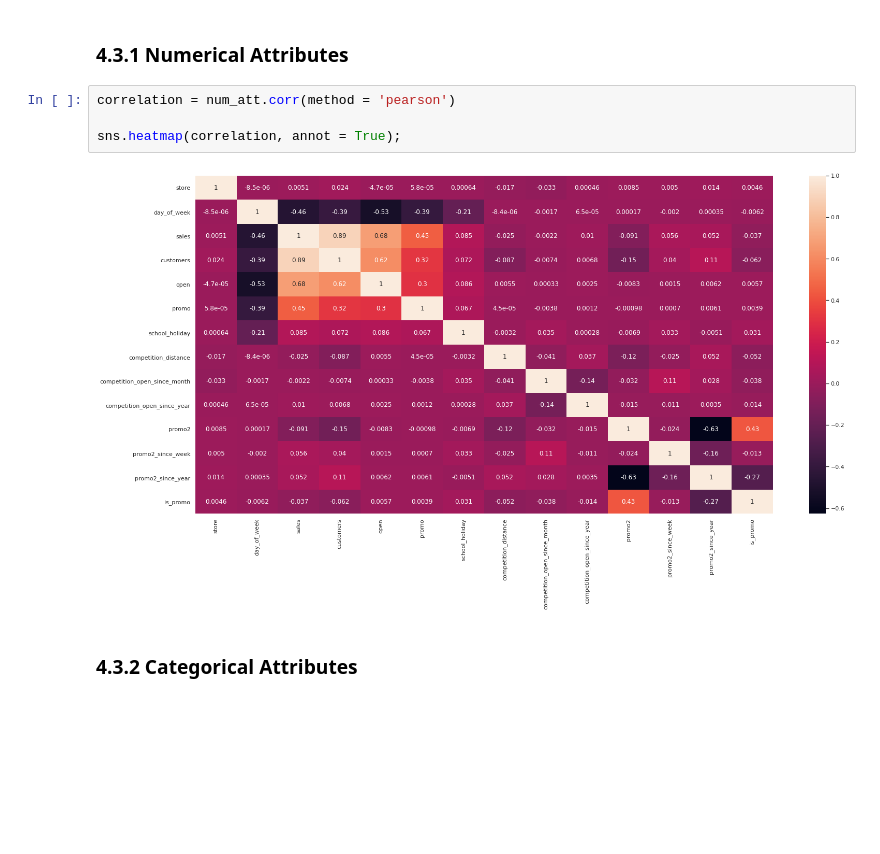
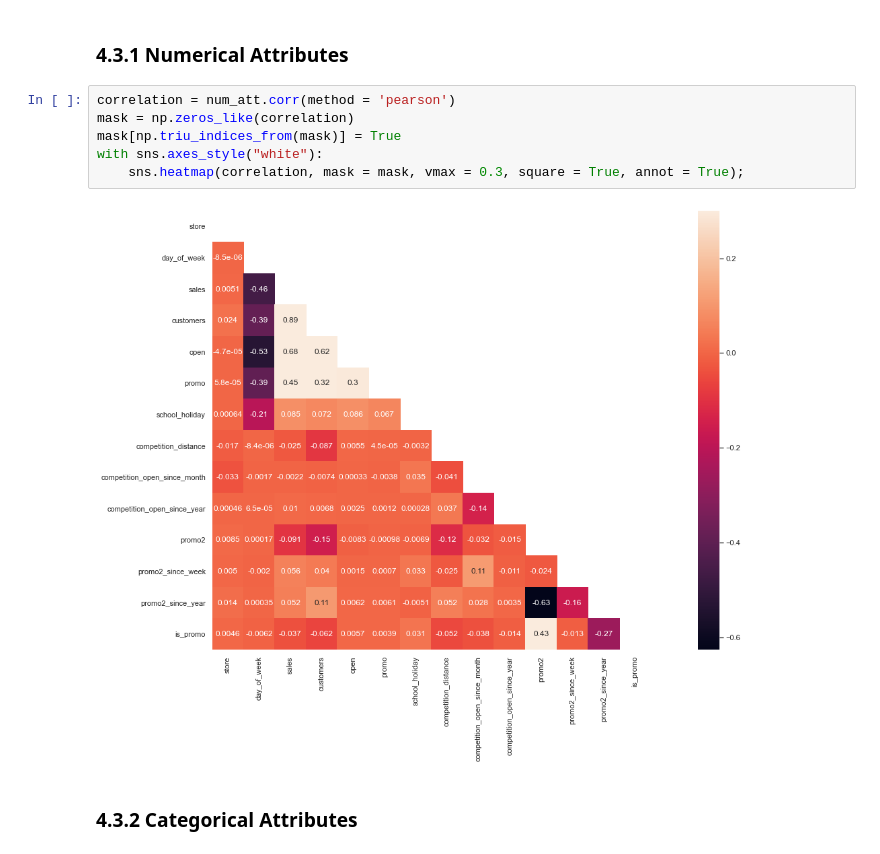
Before and after one commit to ghermsen/rossmann_prediction, a Jupyter notebook: rossmann_prediction_project.ipynb, the cells around one changed output. Drawn from its saved outputs; the diff is of its cells as text; blank space fills up the shorter version.

```diff
--- a/rossmann_prediction_project.ipynb
+++ b/rossmann_prediction_project.ipynb
@@ -898,10 +902,12 @@ H12           TRUE          Low
 ### 4.3.1 Numerical Attributes
 # %%
 correlation = num_att.corr(method = 'pearson')
-
-sns.heatmap(correlation, annot = True);
+mask = np.zeros_like(correlation)
+mask[np.triu_indices_from(mask)] = True
+with sns.axes_style("white"):
+    sns.heatmap(correlation, mask = mask, vmax = 0.3, square = True, annot = True);
 # %% [output]
-[figure, old version]
+[figure, new version]
 # %% [markdown]
 ### 4.3.2 Categorical Attributes
 # %%
```
Also changed, not shown: parts of 77 cells of this notebook, 24 other files.
